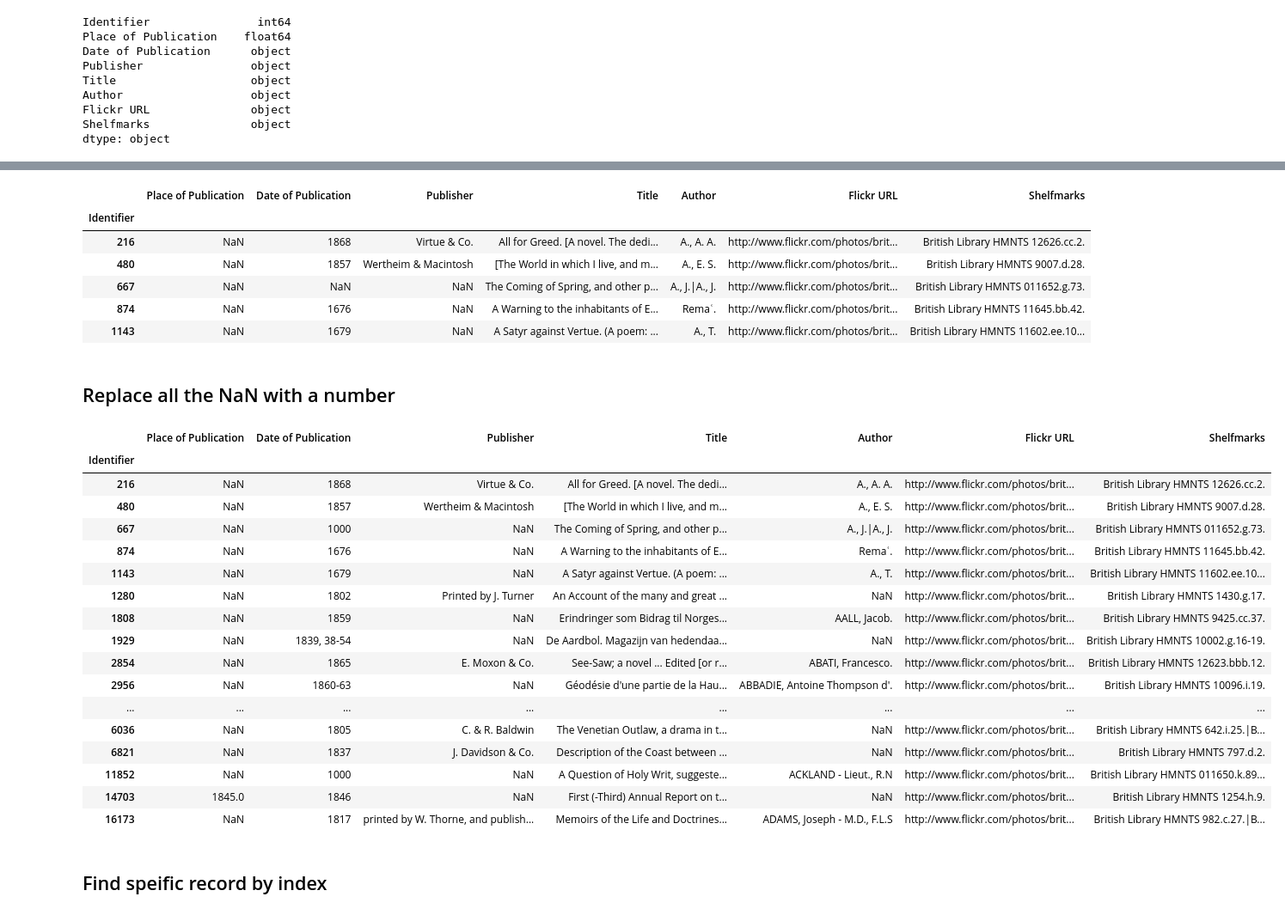
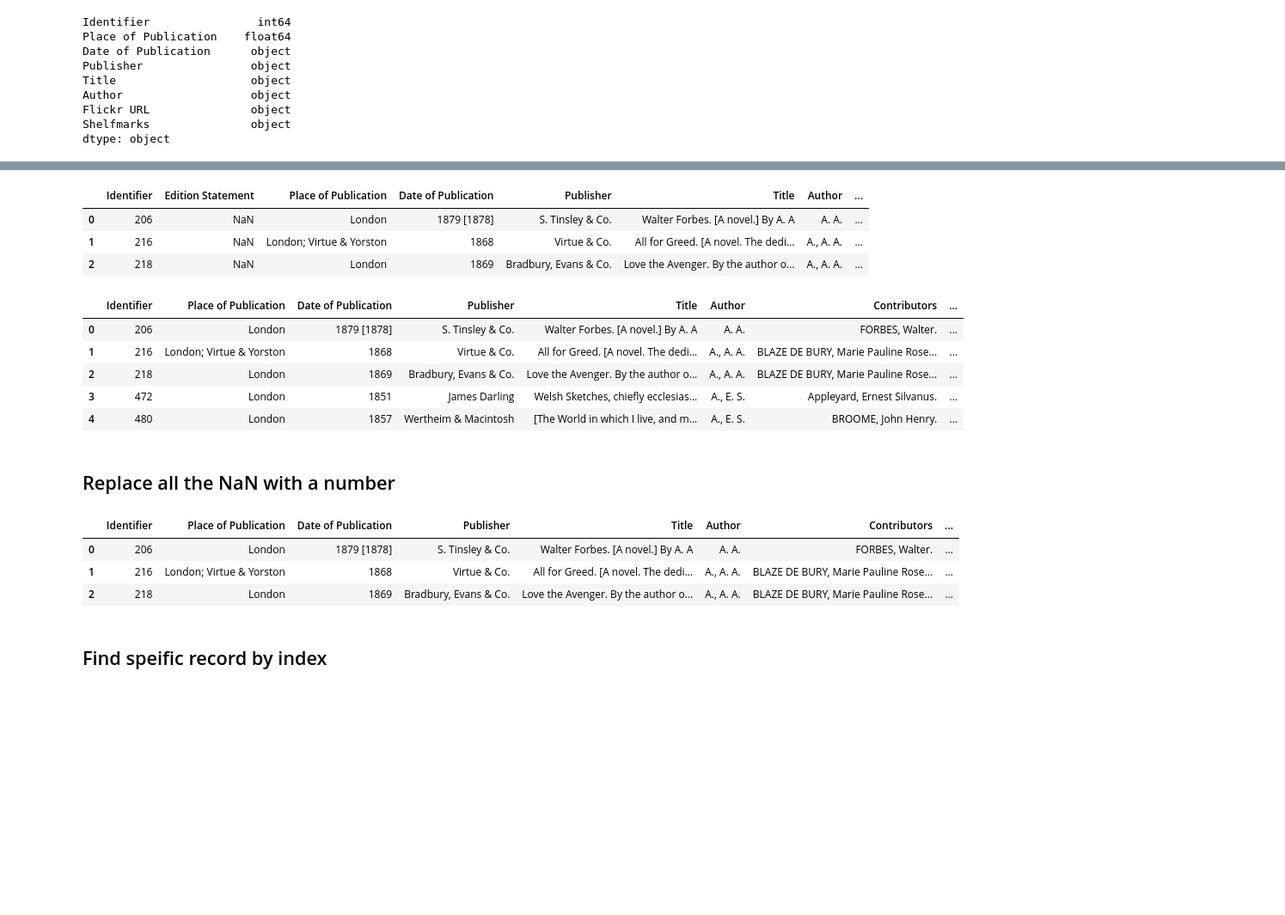
Before and after one commit to stevennhww/data-cleaning, a Jupyter notebook: data_cleaning_01.ipynb, the cells around one changed output, grey strips where cells are left out. Shown at 86% size. Cells and saved outputs as stored; diff of their text form; code cells hidden in the pictures; blank space fills up the shorter version.

```diff
--- a/data_cleaning_01.ipynb
+++ b/data_cleaning_01.ipynb
@@ -62,10 +87,10 @@ df1.head()
 ## Drop some columns based on specific conditions
 # %%
 ## changing the data type
-df2['Place of Publication'] = pd.to_numeric(df2['Place of Publication'],
+df1['Place of Publication'] = pd.to_numeric(df1['Place of Publication'],
                                             errors='coerce', downcast='integer')
 
-print(df2.dtypes)
+print(df1.dtypes)
 # %% [output]
 Identifier                int64
 Place of Publication    float64
@@ -77,11 +102,11 @@ Flickr URL               object
 Shelfmarks               object
 dtype: object
 # %%
-indices_to_drop = df2[df2['Date of Publication'] >= '1869'].index
+indices_to_drop = df1[df1['Date of Publication'] >= '1869'].index
 
-df2.drop(index = indices_to_drop, inplace = True)
+df1.drop(index = indices_to_drop, inplace = True)
 
-df2.head(30)
+df1.head(3)
 # %% [output]
 |  | Identifier | Place of Publication | Date of Publication | Publisher | Title | Author | Flickr URL | ... |
 | 1 | 216 | NaN | 1868 | Virtue & Co. | All for Greed. [A novel. The dedi... | A., A. A. | http://www.flickr.com/photos/brit... | ... |
@@ -103,39 +115,38 @@ df2.head(30)
 # %%
-indices_to_drop = df[df['Publisher'] == 'NaN'].index
-df.drop(index = indices_to_drop, inplace = True)
-df.head()
+indices_to_drop = df[df['Publisher'].isnull()].index
+df1.drop(index = indices_to_drop, inplace = True)
+df1.head(3)
 # %% [output]
-|  | Place of Publication | Date of Publication | Publisher | Title | Author | Flickr URL | Shelfmarks |
-| Identifier |  |  |  |  |  |  |  |
-| 216 | NaN | 1868 | Virtue & Co. | All for Greed. [A novel. The dedi... | A., A. A. | http://www.flickr.com/photos/brit... | British Library HMNTS 12626.cc.2. |
-| 480 | NaN | 1857 | Wertheim & Macintosh | [The World in which I live, and m... | A., E. S. | http://www.flickr.com/photos/brit... | British Library HMNTS 9007.d.28. |
-| 667 | NaN | NaN | NaN | The Coming of Spring, and other p... | A., J.|A., J. | http://www.flickr.com/photos/brit... | British Library HMNTS 011652.g.73. |
-| 874 | NaN | 1676 | NaN | A Warning to the inhabitants of E... | Remaʿ. | http://www.flickr.com/photos/brit... | British Library HMNTS 11645.bb.42. |
-| 1143 | NaN | 1679 | NaN | A Satyr against Vertue. (A poem: ... | A., T. | http://www.flickr.com/photos/brit... | British Library HMNTS 11602.ee.10... |
+|  | Identifier | Edition Statement | Place of Publication | Date of Publication | Publisher | Title | Author | ... |
+| 0 | 206 | NaN | London | 1879 [1878] | S. Tinsley & Co. | Walter Forbes. [A novel.] By A. A | A. A. | ... |
+| 1 | 216 | NaN | London; Virtue & Yorston | 1868 | Virtue & Co. | All for Greed. [A novel. The dedi... | A., A. A. | ... |
+| 2 | 218 | NaN | London | 1869 | Bradbury, Evans & Co. | Love the Avenger. By the author o... | A., A. A. | ... |
+# %%
+drop_col = ['Corporate Author',
+            'Corporate Contributors',
+            'Former owner',
+            'Engraver']
+
+df1.drop(drop_col, inplace = True, axis = 1)
+# %%
+df1.head(5)
+# %% [output]
+|  | Identifier | Place of Publication | Date of Publication | Publisher | Title | Author | Contributors | ... |
+| 0 | 206 | London | 1879 [1878] | S. Tinsley & Co. | Walter Forbes. [A novel.] By A. A | A. A. | FORBES, Walter. | ... |
+| 1 | 216 | London; Virtue & Yorston | 1868 | Virtue & Co. | All for Greed. [A novel. The dedi... | A., A. A. | BLAZE DE BURY, Marie Pauline Rose... | ... |
+| 2 | 218 | London | 1869 | Bradbury, Evans & Co. | Love the Avenger. By the author o... | A., A. A. | BLAZE DE BURY, Marie Pauline Rose... | ... |
+| 3 | 472 | London | 1851 | James Darling | Welsh Sketches, chiefly ecclesias... | A., E. S. | Appleyard, Ernest Silvanus. | ... |
+| 4 | 480 | London | 1857 | Wertheim & Macintosh | [The World in which I live, and m... | A., E. S. | BROOME, John Henry. | ... |
 # %% [markdown]
 ## Replace all the NaN with a number
 # %%
 df1['Date of Publication'].fillna(1000, inplace = True) ## df1.fillna()
-df1.head(20)
+df1.head(3)
 # %% [output]
-|  | Place of Publication | Date of Publication | Publisher | Title | Author | Flickr URL | Shelfmarks |
-| Identifier |  |  |  |  |  |  |  |
-| 216 | NaN | 1868 | Virtue & Co. | All for Greed. [A novel. The dedi... | A., A. A. | http://www.flickr.com/photos/brit... | British Library HMNTS 12626.cc.2. |
-| 480 | NaN | 1857 | Wertheim & Macintosh | [The World in which I live, and m... | A., E. S. | http://www.flickr.com/photos/brit... | British Library HMNTS 9007.d.28. |
-| 667 | NaN | 1000 | NaN | The Coming of Spring, and other p... | A., J.|A., J. | http://www.flickr.com/photos/brit... | British Library HMNTS 011652.g.73. |
-| 874 | NaN | 1676 | NaN | A Warning to the inhabitants of E... | Remaʿ. | http://www.flickr.com/photos/brit... | British Library HMNTS 11645.bb.42. |
-| 1143 | NaN | 1679 | NaN | A Satyr against Vertue. (A poem: ... | A., T. | http://www.flickr.com/photos/brit... | British Library HMNTS 11602.ee.10... |
-| 1280 | NaN | 1802 | Printed by J. Turner | An Account of the many and great ... | NaN | http://www.flickr.com/photos/brit... | British Library HMNTS 1430.g.17. |
-| 1808 | NaN | 1859 | NaN | Erindringer som Bidrag til Norges... | AALL, Jacob. | http://www.flickr.com/photos/brit... | British Library HMNTS 9425.cc.37. |
-| 1929 | NaN | 1839, 38-54 | NaN | De Aardbol. Magazijn van hedendaa... | NaN | http://www.flickr.com/photos/brit... | British Library HMNTS 10002.g.16-19. |
-| 2854 | NaN | 1865 | E. Moxon & Co. | See-Saw; a novel ... Edited [or r... | ABATI, Francesco. | http://www.flickr.com/photos/brit... | British Library HMNTS 12623.bbb.12. |
-| 2956 | NaN | 1860-63 | NaN | Géodésie d'une partie de la Hau... | ABBADIE, Antoine Thompson d'. | http://www.flickr.com/photos/brit... | British Library HMNTS 10096.i.19. |
-| ... | ... | ... | ... | ... | ... | ... | ... |
-| 6036 | NaN | 1805 | C. & R. Baldwin | The Venetian Outlaw, a drama in t... | NaN | http://www.flickr.com/photos/brit... | British Library HMNTS 642.i.25.|B... |
-| 6821 | NaN | 1837 | J. Davidson & Co. | Description of the Coast between ... | NaN | http://www.flickr.com/photos/brit... | British Library HMNTS 797.d.2. |
-| 11852 | NaN | 1000 | NaN | A Question of Holy Writ, suggeste... | ACKLAND - Lieut., R.N | http://www.flickr.com/photos/brit... | British Library HMNTS 011650.k.89... |
-| 14703 | 1845.0 | 1846 | NaN | First (-Third) Annual Report on t... | NaN | http://www.flickr.com/photos/brit... | British Library HMNTS 1254.h.9. |
-| 16173 | NaN | 1817 | printed by W. Thorne, and publish... | Memoirs of the Life and Doctrines... | ADAMS, Joseph - M.D., F.L.S | http://www.flickr.com/photos/brit... | British Library HMNTS 982.c.27.|B... |
+|  | Identifier | Place of Publication | Date of Publication | Publisher | Title | Author | Contributors | ... |
+| 0 | 206 | London | 1879 [1878] | S. Tinsley & Co. | Walter Forbes. [A novel.] By A. A | A. A. | FORBES, Walter. | ... |
+| 1 | 216 | London; Virtue & Yorston | 1868 | Virtue & Co. | All for Greed. [A novel. The dedi... | A., A. A. | BLAZE DE BURY, Marie Pauline Rose... | ... |
+| 2 | 218 | London | 1869 | Bradbury, Evans & Co. | Love the Avenger. By the author o... | A., A. A. | BLAZE DE BURY, Marie Pauline Rose... | ... |
 # %% [markdown]
 ## Find speific record by index
 # %%
```
Also changed, not shown: parts of 13 cells of this notebook.
